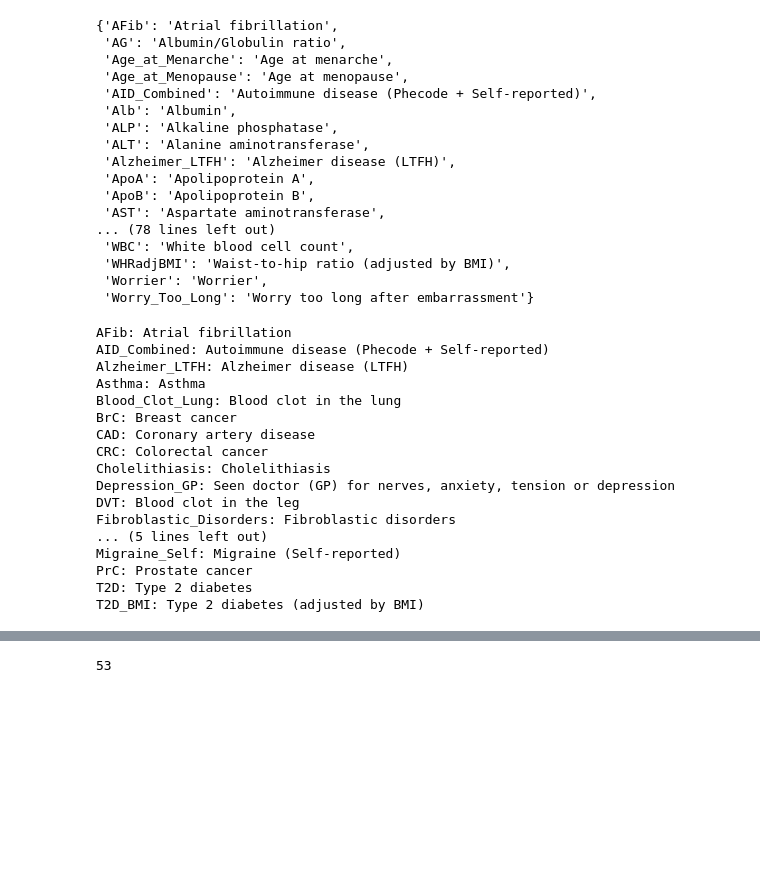
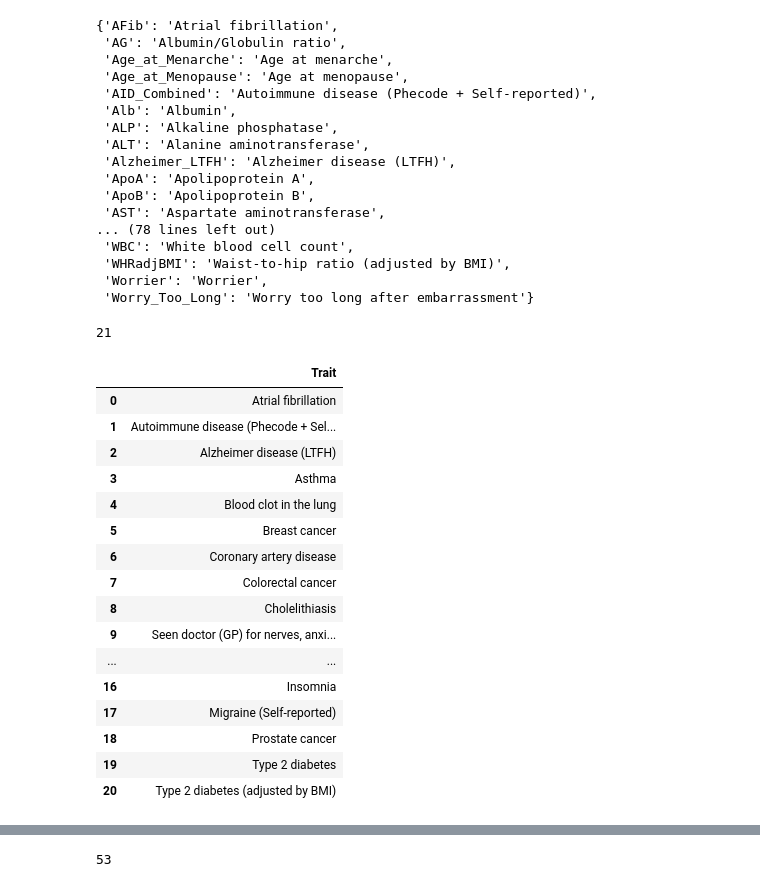
Before and after one commit to minjaf/TraitGym, a Jupyter notebook: workflow/notebooks/disease_traits.ipynb, the cells around one changed output, grey strips where cells are left out. Saved outputs shown, nothing was run; the diff lists cells and outputs as text; code cells hidden in the pictures; blank space fills up the shorter version.

```diff
--- a/workflow/notebooks/disease_traits.ipynb
+++ b/workflow/notebooks/disease_traits.ipynb
@@ -69,24 +69,28 @@ complex_trait_renaming
  'WHRadjBMI': 'Waist-to-hip ratio (adjusted by BMI)',
  'Worrier': 'Worrier',
  'Worry_Too_Long': 'Worry too long after embarrassment'}
-# %%
-for trait in disease_traits:
-    print(f"{trait}: {complex_trait_renaming[trait]}")
-# %% [output]
-AFib: Atrial fibrillation
-AID_Combined: Autoimmune disease (Phecode + Self-reported)
-Alzheimer_LTFH: Alzheimer disease (LTFH)
-Asthma: Asthma
-Blood_Clot_Lung: Blood clot in the lung
-BrC: Breast cancer
-CAD: Coronary artery disease
-CRC: Colorectal cancer
-Cholelithiasis: Cholelithiasis
-Depression_GP: Seen doctor (GP) for nerves, anxiety, tension or depression
-DVT: Blood clot in the leg
-Fibroblastic_Disorders: Fibroblastic disorders
-... (5 lines left out)
-Migraine_Self: Migraine (Self-reported)
-PrC: Prostate cancer
-T2D: Type 2 diabetes
-T2D_BMI: Type 2 diabetes (adjusted by BMI)
+# %%
+len(disease_traits)
+# %% [output]
+21
+# %%
+df = pd.DataFrame([complex_trait_renaming[trait] for trait in disease_traits], columns=["Trait"])
+df
+# %% [output]
+|  | Trait |
+| 0 | Atrial fibrillation |
+| 1 | Autoimmune disease (Phecode + Sel... |
+| 2 | Alzheimer disease (LTFH) |
+| 3 | Asthma |
+| 4 | Blood clot in the lung |
+| 5 | Breast cancer |
+| 6 | Coronary artery disease |
+| 7 | Colorectal cancer |
+| 8 | Cholelithiasis |
+| 9 | Seen doctor (GP) for nerves, anxi... |
+| ... | ... |
+| 16 | Insomnia |
+| 17 | Migraine (Self-reported) |
+| 18 | Prostate cancer |
+| 19 | Type 2 diabetes |
+| 20 | Type 2 diabetes (adjusted by BMI) |
```
Also changed, not shown: parts of 3 cells of this notebook, 1 other file.
